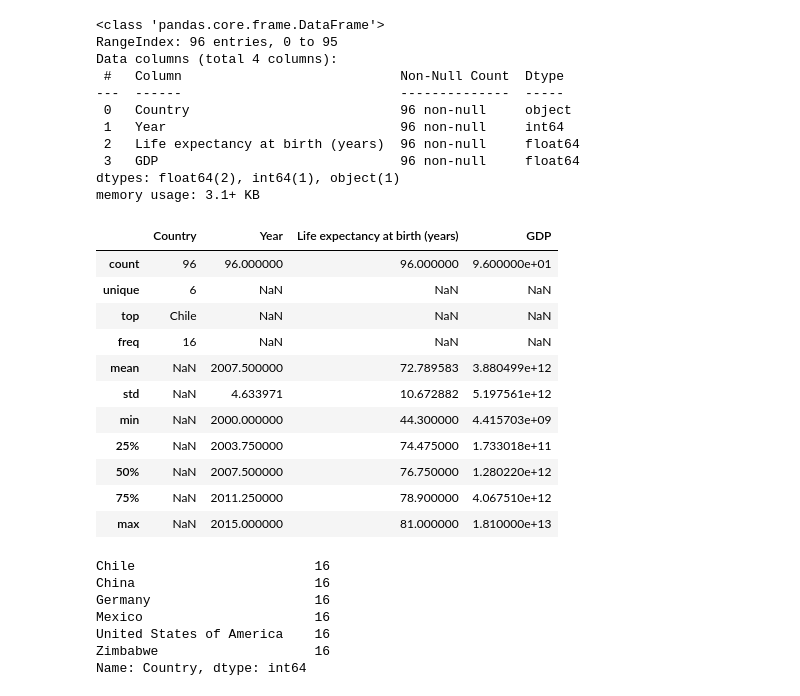
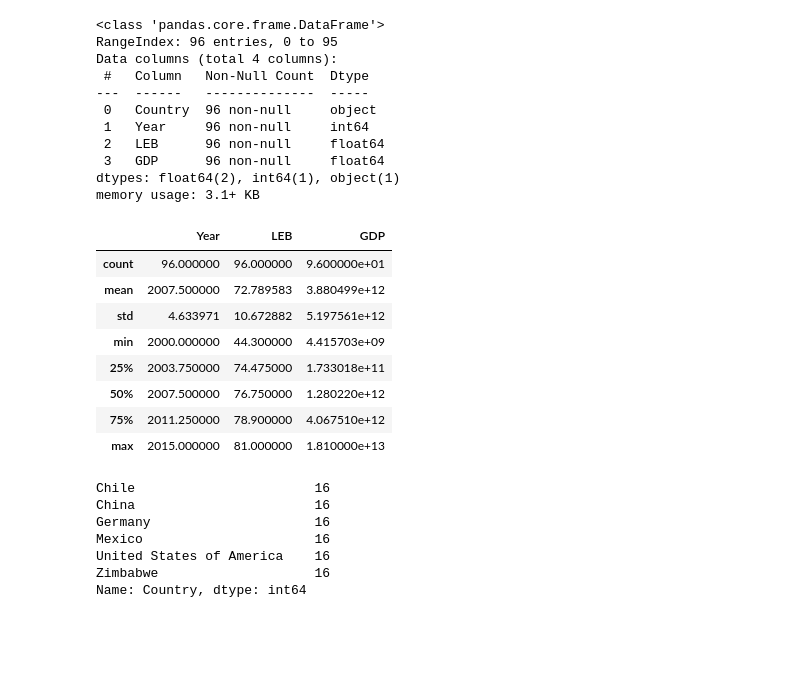
Before and after one commit to bcbmotta/Life-Expectancy-and-GDP, a Jupyter notebook: life_expectancy_gdp.ipynb, the cells around one changed output. Drawn from its saved outputs; the diff is of its cells as text; code cells hidden in the pictures; blank space fills up the shorter version.

```diff
--- a/life_expectancy_gdp.ipynb
+++ b/life_expectancy_gdp.ipynb
@@ -34,33 +37,33 @@ import seaborn as sb
-# %%
-df = pd.read_csv('all_data.csv')
-df.info()
-# %% [output]
-<class 'pandas.core.frame.DataFrame'>
-RangeIndex: 96 entries, 0 to 95
-Data columns (total 4 columns):
- #   Column                            Non-Null Count  Dtype
----  ------                            --------------  -----
- 0   Country                           96 non-null     object
- 1   Year                              96 non-null     int64
- 2   Life expectancy at birth (years)  96 non-null     float64
- 3   GDP                               96 non-null     float64
-dtypes: float64(2), int64(1), object(1)
-memory usage: 3.1+ KB
+# %%
+df = pd.read_csv('all_data.csv')
+df.rename(columns={'Life expectancy at birth (years)': 'LEB'}, inplace=True)
+countries = df['Country'].unique().tolist()
+colors = ['tab:blue', 'tab:orange', 'tab:green', 'tab:red', 'tab:purple', 'tab:brown']
+df.info()
+# %% [output]
+<class 'pandas.core.frame.DataFrame'>
+RangeIndex: 96 entries, 0 to 95
+Data columns (total 4 columns):
+ #   Column   Non-Null Count  Dtype
+---  ------   --------------  -----
+ 0   Country  96 non-null     object
+ 1   Year     96 non-null     int64
+ 2   LEB      96 non-null     float64
+ 3   GDP      96 non-null     float64
+dtypes: float64(2), int64(1), object(1)
+memory usage: 3.1+ KB
 # %%
-df.describe(include='all')
+df.describe()
 # %% [output]
-|  | Country | Year | Life expectancy at birth (years) | GDP |
-| count | 96 | 96.000000 | 96.000000 | 9.600000e+01 |
-| unique | 6 | NaN | NaN | NaN |
-| top | Chile | NaN | NaN | NaN |
-| freq | 16 | NaN | NaN | NaN |
-| mean | NaN | 2007.500000 | 72.789583 | 3.880499e+12 |
-| std | NaN | 4.633971 | 10.672882 | 5.197561e+12 |
-| min | NaN | 2000.000000 | 44.300000 | 4.415703e+09 |
-| 25% | NaN | 2003.750000 | 74.475000 | 1.733018e+11 |
-| 50% | NaN | 2007.500000 | 76.750000 | 1.280220e+12 |
-| 75% | NaN | 2011.250000 | 78.900000 | 4.067510e+12 |
-| max | NaN | 2015.000000 | 81.000000 | 1.810000e+13 |
+|  | Year | LEB | GDP |
+| count | 96.000000 | 96.000000 | 9.600000e+01 |
+| mean | 2007.500000 | 72.789583 | 3.880499e+12 |
+| std | 4.633971 | 10.672882 | 5.197561e+12 |
+| min | 2000.000000 | 44.300000 | 4.415703e+09 |
+| 25% | 2003.750000 | 74.475000 | 1.733018e+11 |
+| 50% | 2007.500000 | 76.750000 | 1.280220e+12 |
+| 75% | 2011.250000 | 78.900000 | 4.067510e+12 |
+| max | 2015.000000 | 81.000000 | 1.810000e+13 |
 # %%
 df.Country.value_counts()
 # %% [output]
```
Also changed, not shown: parts of 10 cells of this notebook.
